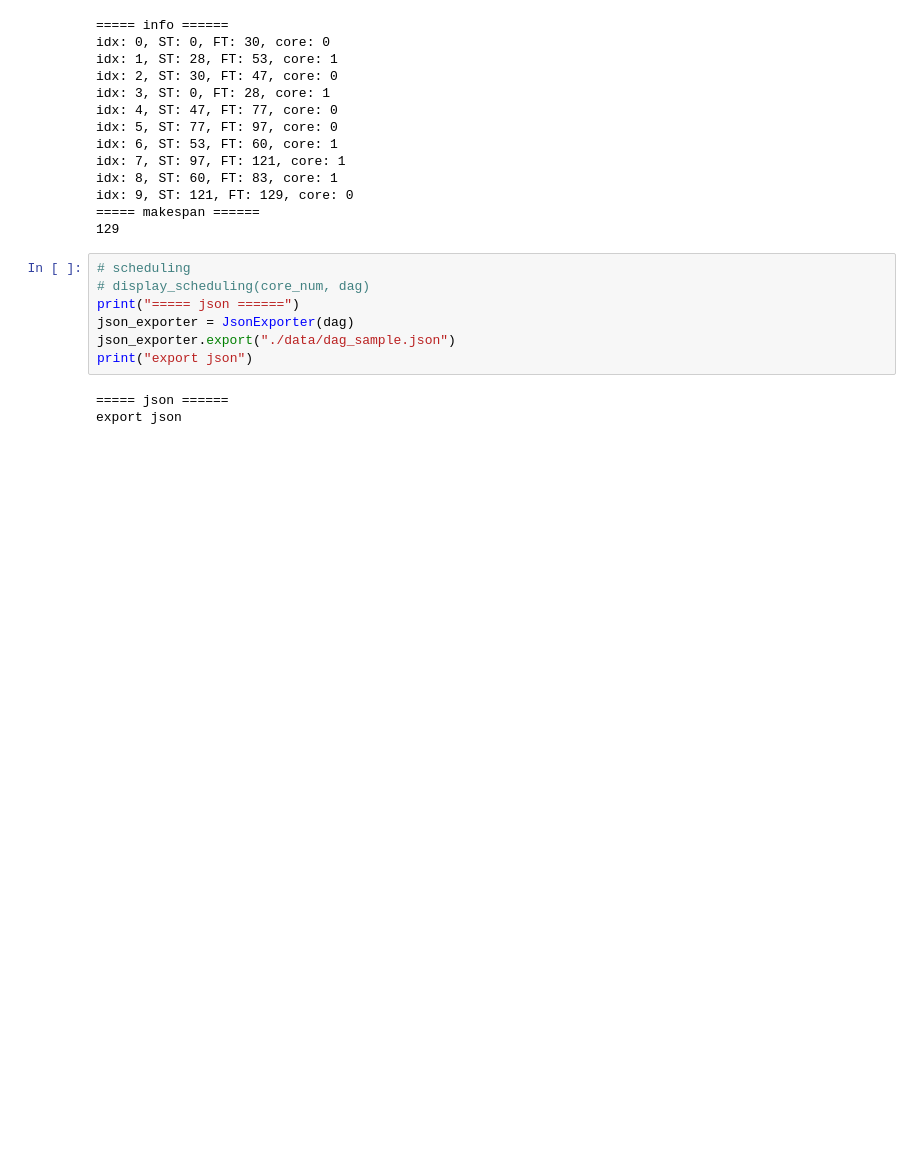
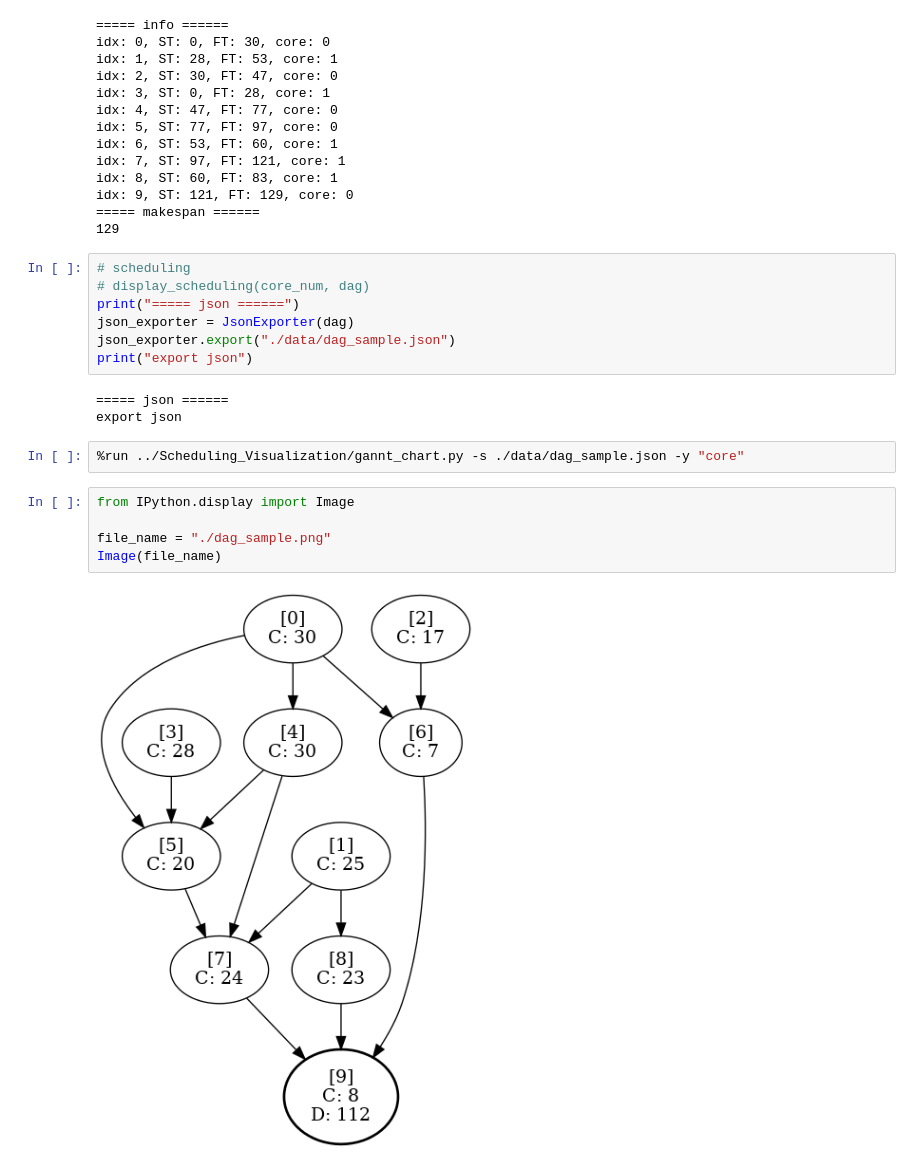
Before and after one commit to rokamu623/list_scheduling_old, a Jupyter notebook: main.ipynb, the cells around one changed output. Cells and saved outputs as stored; diff of their text form; blank space fills up the shorter version.

```diff
--- a/main.ipynb
+++ b/main.ipynb
@@ -52,3 +50,12 @@ print("export json")
 # %% [output]
 ===== json ======
 export json
+# %%
+%run ../Scheduling_Visualization/gannt_chart.py -s ./data/dag_sample.json -y "core"
+# %%
+from IPython.display import Image
+
+file_name = "./dag_sample.png"
+Image(file_name)
+# %% [output]
+[figure, added]
```
Also changed, not shown: parts of 2 cells of this notebook.
